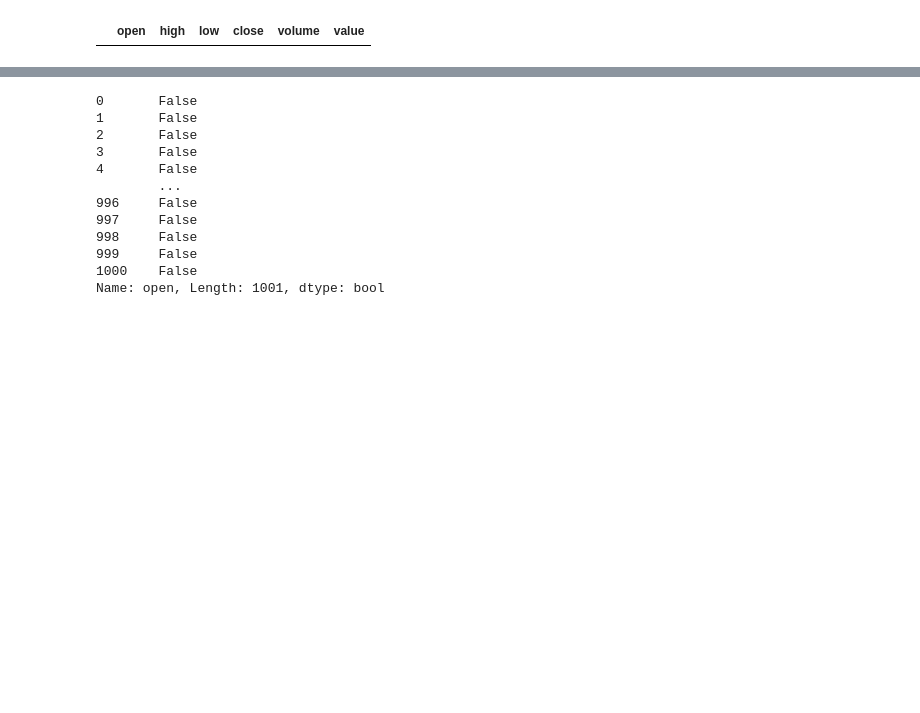
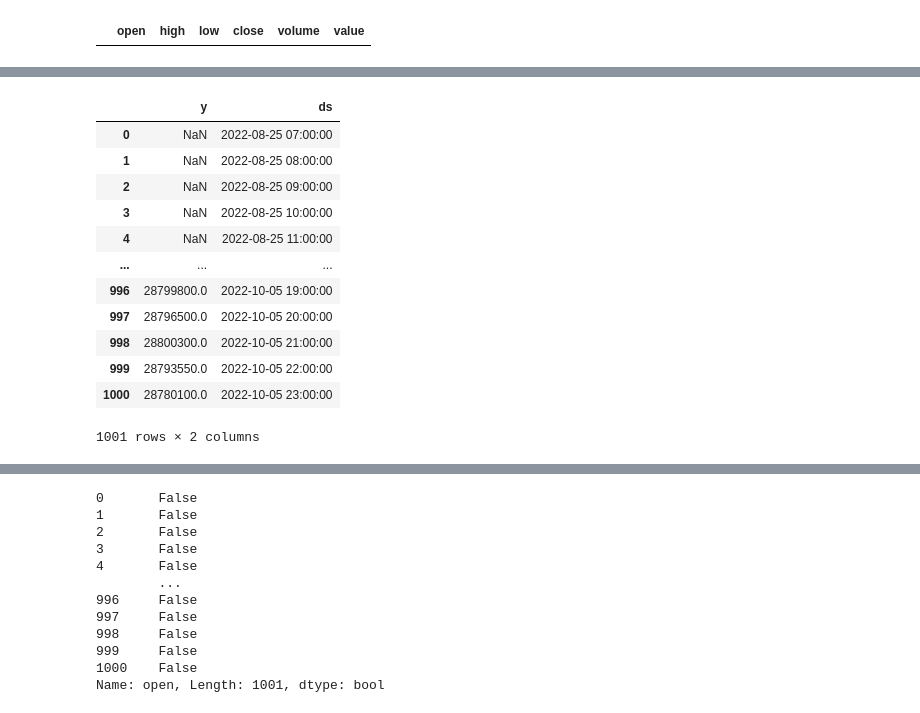
Before and after one commit to jjooki/AutoTrading, a Jupyter notebook: upbit/predict_test.ipynb, the cells around one changed output, grey strips where cells are left out. Cells and saved outputs as stored; diff of their text form; code cells hidden in the pictures; blank space fills up the shorter version.

```diff
--- a/upbit/predict_test.ipynb
+++ b/upbit/predict_test.ipynb
@@ -82 +101,19 @@ data
 1001 rows × 2 columns
+# %%
+ma20 = data.rolling(20).mean()
+ma20['ds'] = data['ds']
+ma20
+# %% [output]
+|  | y | ds |
+| 0 | NaN | 2022-08-25 07:00:00 |
+| 1 | NaN | 2022-08-25 08:00:00 |
+| 2 | NaN | 2022-08-25 09:00:00 |
+| 3 | NaN | 2022-08-25 10:00:00 |
+| 4 | NaN | 2022-08-25 11:00:00 |
+| ... | ... | ... |
+| 996 | 28799800.0 | 2022-10-05 19:00:00 |
+| 997 | 28796500.0 | 2022-10-05 20:00:00 |
+| 998 | 28800300.0 | 2022-10-05 21:00:00 |
+| 999 | 28793550.0 | 2022-10-05 22:00:00 |
+| 1000 | 28780100.0 | 2022-10-05 23:00:00 |
+1001 rows × 2 columns
```
Also changed, not shown: parts of 15 cells of this notebook.
